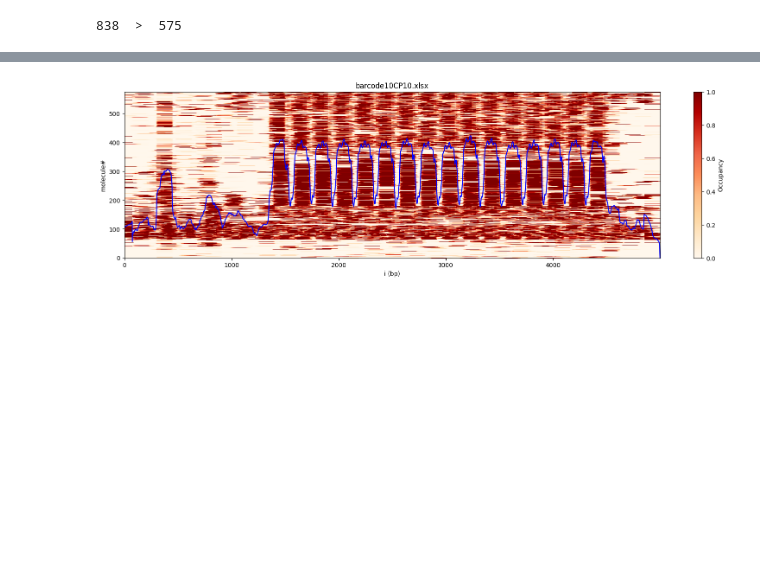
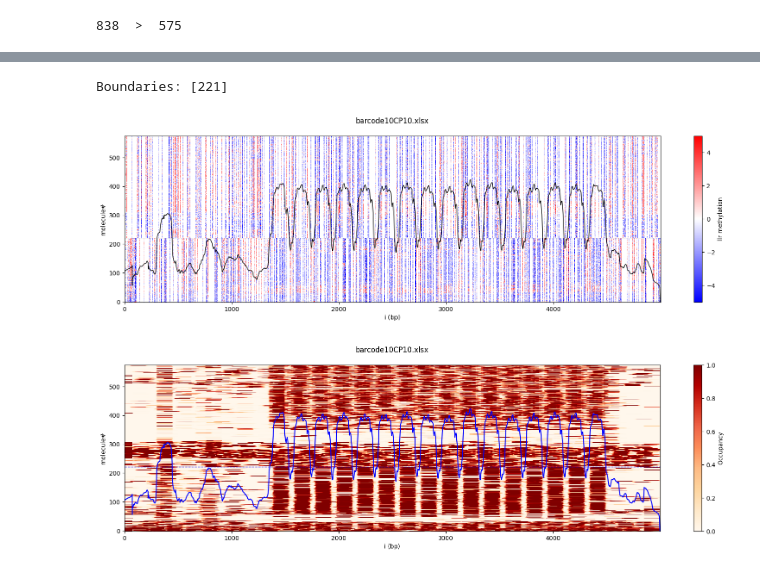
Before and after one commit to JvN2/Nanopore, a Jupyter notebook: Methylation_to_Occupancy.ipynb, the cells around one changed output, grey strips where cells are left out. Cells and saved outputs as stored; diff of their text form; code cells hidden in the pictures; blank space fills up the shorter version.

```diff
--- a/Methylation_to_Occupancy.ipynb
+++ b/Methylation_to_Occupancy.ipynb
@@ -127,19 +133,62 @@ plt.show()
-# %%
-# plot the nucleosome occupancy matrix, ordered by the dendogram
-
-clustering_order = dendrogram(Z, no_plot=True)['leaves']
-
-df_reordered = nuc_df.iloc[:, clustering_order]
-
-im = plt.imshow(df_reordered.swapaxes("index", "columns"), cmap='OrRd', interpolation='nearest', vmin=0, vmax=1, origin='lower', aspect = 'auto')
-plt.ylabel(f'molecule#')
-plt.xlabel('i (bp)')
-cbar = plt.colorbar(im)
-cbar.set_label('Occupancy', rotation=90)
-plt.plot(len(nuc_df.columns)*nuc_df.mean(axis=1), color='blue', linewidth=1.5)
-plt.title(filename.split('\\')[-1])
-plt.gcf().set_size_inches(20, 5)
-# %% [output]
-[figure, removed]
+# %%
+# Get cluster boundaries from the dendrogram
+from scipy.cluster.hierarchy import linkage, dendrogram, fcluster
+
+n_clusters = 2
+clusters = fcluster(Z, n_clusters, criterion='maxclust')
+clusters = clusters[clustering_order]
+boundaries = np.where(np.diff(clusters))[0] + 1
+print('Boundaries:', boundaries)
+# %% [output]
+Boundaries: [221]
+# %%
+# plot the nucleosome occupancy matrix, ordered by the dendogram
+
+xlim = np.asarray([0, 3])*197 + 3000
+xlim = [0, len(df)]
+
+# plot the methylation matrix, ordered by the dendogram
+im = plt.imshow(-df.iloc[:, clustering_order].swapaxes("index", "columns"), cmap='bwr', interpolation='nearest', vmin=-5, vmax=5, origin='lower', aspect = 'auto')
+plt.ylabel(f'molecule#')
+plt.xlabel('i (bp)')
+cbar = plt.colorbar(im)
+cbar.set_label('llr methylation', rotation=90)
+plt.plot(len(nuc_df.columns)*nuc_df.mean(axis=1), color='black', linewidth=1.0)
+plt.title(title)
+plt.gcf().set_size_inches(20, 5)
+plt.xlim(xlim)
+
+# Draw lines at cluster boundaries
+for boundary in boundaries:
+    plt.axhline(boundary, color='k', linewidth = 0.5, linestyle = '--')
+
+plt.show()
+
+
+from matplotlib.colors import LinearSegmentedColormap
+cmap_name = 'WhiteToRed'
+colors = [(1, 1, 1), (1, 0, 0)]  # White to Red
+cmap = LinearSegmentedColormap.from_list(cmap_name, colors)
+
+
+# plot the occupancy matrix, ordered by the dendogram
+im = plt.imshow(nuc_df.iloc[:, clustering_order].swapaxes("index", "columns"), cmap=cmap, interpolation='nearest', vmin=0, vmax=1, origin='lower', aspect = 'auto')
+plt.ylabel(f'molecule#')
+plt.xlabel('i (bp)')
+cbar = plt.colorbar(im)
+cbar.set_label('Occupancy', rotation=90)
+plt.plot(len(nuc_df.columns)*nuc_df.mean(axis=1), color='blue', linewidth=1.5)
+plt.title(title)
+plt.gcf().set_size_inches(20, 5)
+plt.xlim(xlim)
+
+# Draw lines at cluster boundaries
+for boundary in boundaries:  # Draw lines for the first five clusters
+    plt.axhline(boundary, color='blue', linewidth = 1.0, linestyle = '--')
+
+plt.show()
+# %% [output]
+[figure, added]
+[figure, added]
 # %%
 # statistics of methylation, no nucleosome windowing
```
Also changed, not shown: parts of 7 cells of this notebook.
